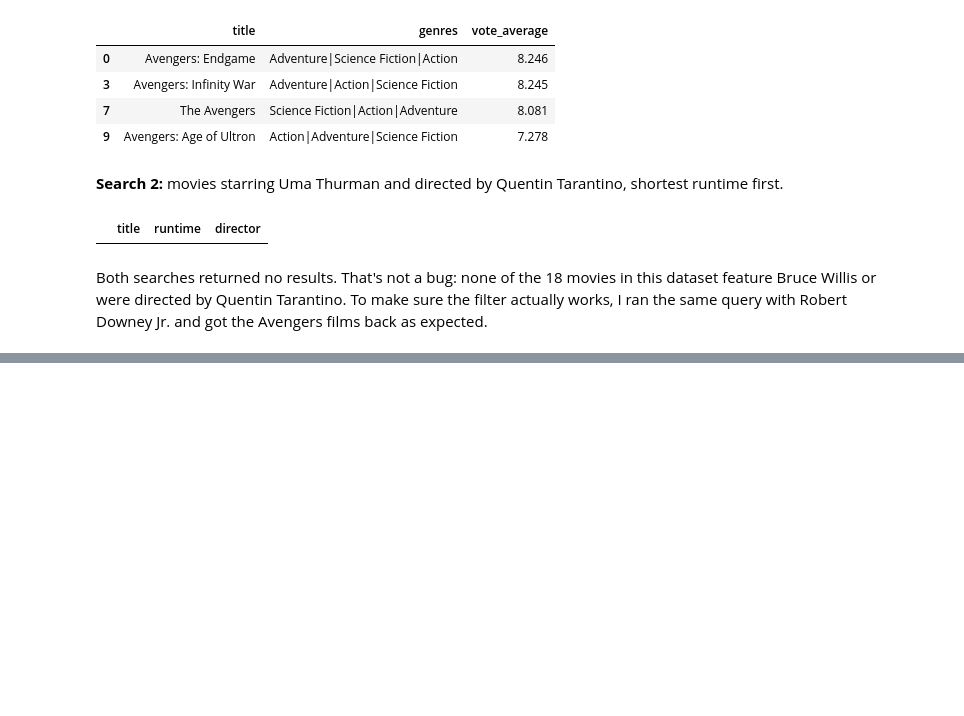
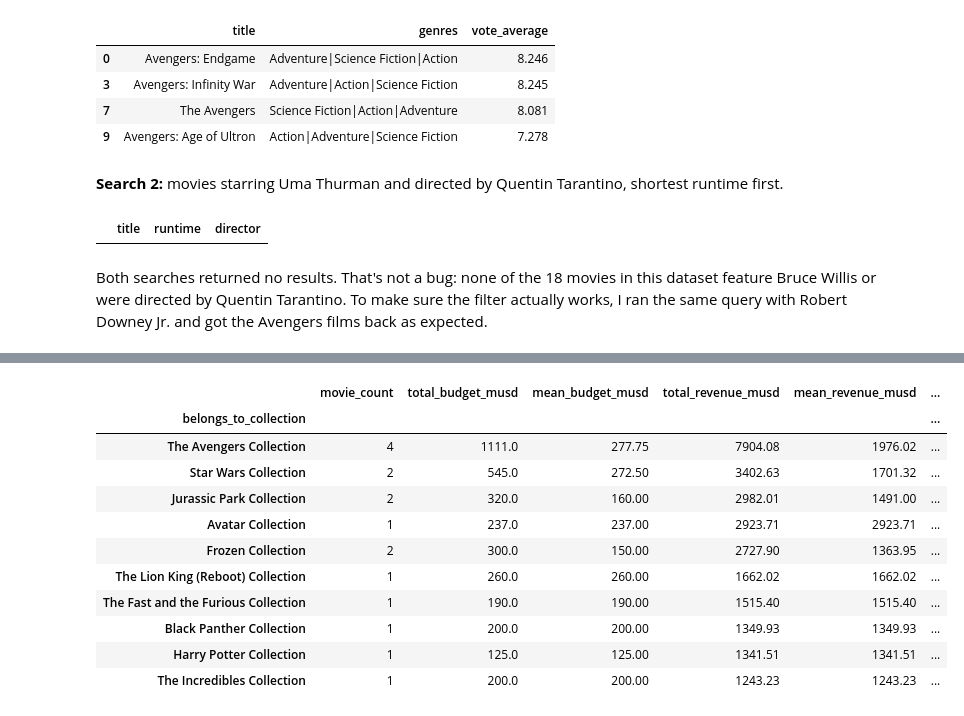
Before and after one commit to CasualLev/tmdb-movalyzer, a Jupyter notebook: notebooks/tmdb_analysis.ipynb, the cells around one changed output, grey strips where cells are left out. Cells and saved outputs as stored; diff of their text form; code cells hidden in the pictures; blank space fills up the shorter version.

Commit message:
Add franchise vs standalone comparison and franchise/director analysis

```diff
--- a/notebooks/tmdb_analysis.ipynb
+++ b/notebooks/tmdb_analysis.ipynb
@@ -699,0 +706,13 @@ Both searches returned no results. That's not a bug: none of the 18 movies in th
+# %%
+df["movie_type"] = np.where(df["belongs_to_collection"].notna(), "Franchise", "Standalone")
+
+franchise_vs_standalone = df.groupby("movie_type").agg(
+    movie_count=("id", "count"),
+    mean_revenue_musd=("revenue_musd", "mean"),
+    median_roi=("roi", "median"),
+    mean_budget_musd=("budget_musd", "mean"),
+    mean_popularity=("popularity", "mean"),
+    mean_rating=("vote_average", "mean"),
+).round(2)
+
+franchise_vs_standalone.T
@@ -699,0 +733,30 @@ Both searches returned no results. That's not a bug: none of the 18 movies in th
+# %%
+franchise_stats = (
+    df.dropna(subset=["belongs_to_collection"])
+      .groupby("belongs_to_collection")
+      .agg(
+          movie_count=("id", "count"),
+          total_budget_musd=("budget_musd", "sum"),
+          mean_budget_musd=("budget_musd", "mean"),
+          total_revenue_musd=("revenue_musd", "sum"),
+          mean_revenue_musd=("revenue_musd", "mean"),
+          mean_rating=("vote_average", "mean"),
+      )
+      .sort_values("total_revenue_musd", ascending=False)
+      .round(2)
+)
+
+franchise_stats
+# %% [output]
+|  | movie_count | total_budget_musd | mean_budget_musd | total_revenue_musd | mean_revenue_musd | ... |
+| belongs_to_collection |  |  |  |  |  | ... |
+| The Avengers Collection | 4 | 1111.0 | 277.75 | 7904.08 | 1976.02 | ... |
+| Star Wars Collection | 2 | 545.0 | 272.50 | 3402.63 | 1701.32 | ... |
+| Jurassic Park Collection | 2 | 320.0 | 160.00 | 2982.01 | 1491.00 | ... |
+| Avatar Collection | 1 | 237.0 | 237.00 | 2923.71 | 2923.71 | ... |
+| Frozen Collection | 2 | 300.0 | 150.00 | 2727.90 | 1363.95 | ... |
+| The Lion King (Reboot) Collection | 1 | 260.0 | 260.00 | 1662.02 | 1662.02 | ... |
+| The Fast and the Furious Collection | 1 | 190.0 | 190.00 | 1515.40 | 1515.40 | ... |
+| Black Panther Collection | 1 | 200.0 | 200.00 | 1349.93 | 1349.93 | ... |
+| Harry Potter Collection | 1 | 125.0 | 125.00 | 1341.51 | 1341.51 | ... |
+| The Incredibles Collection | 1 | 200.0 | 200.00 | 1243.23 | 1243.23 | ... |
```
Also changed, not shown: parts of 5 cells of this notebook.
